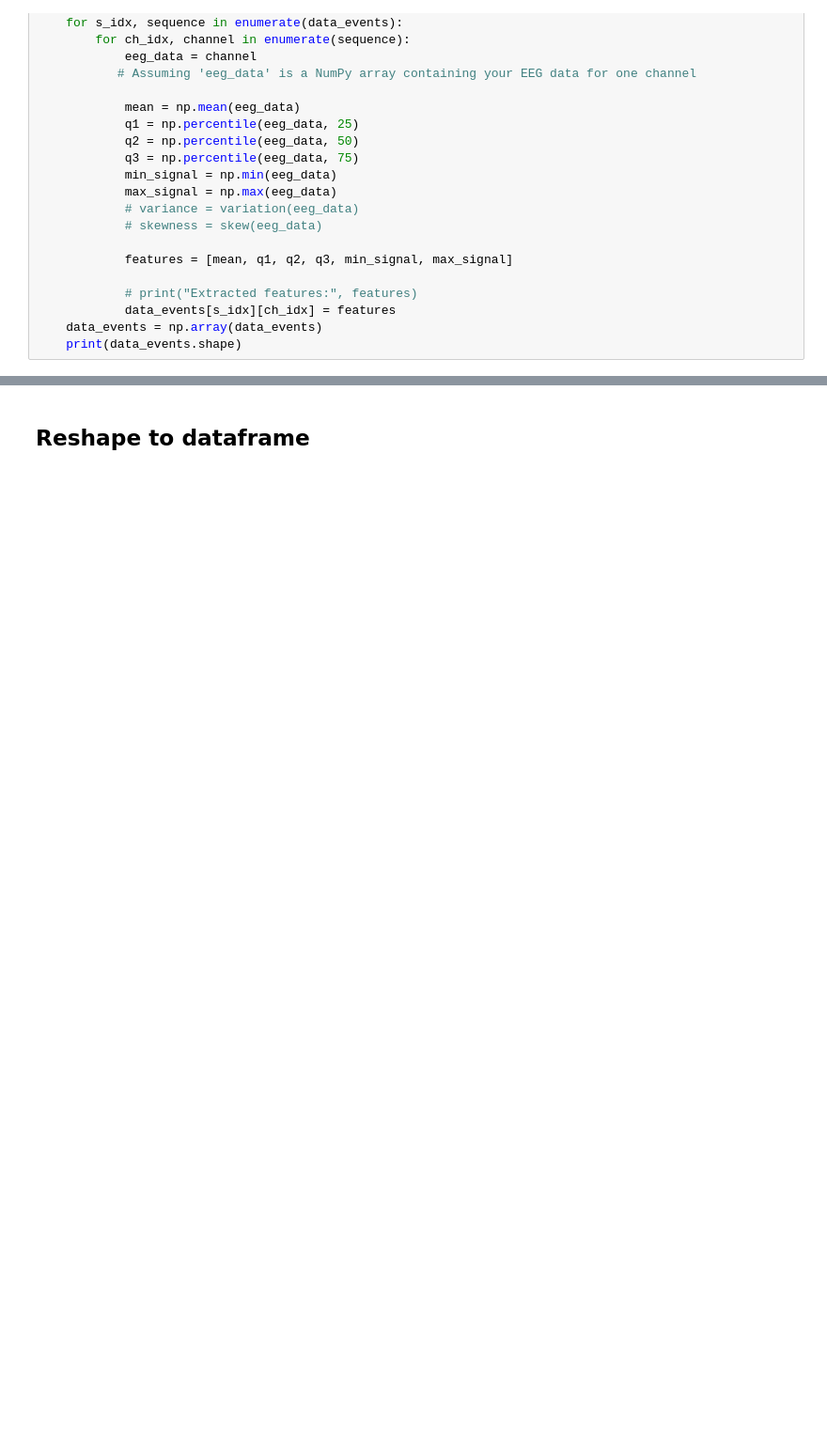
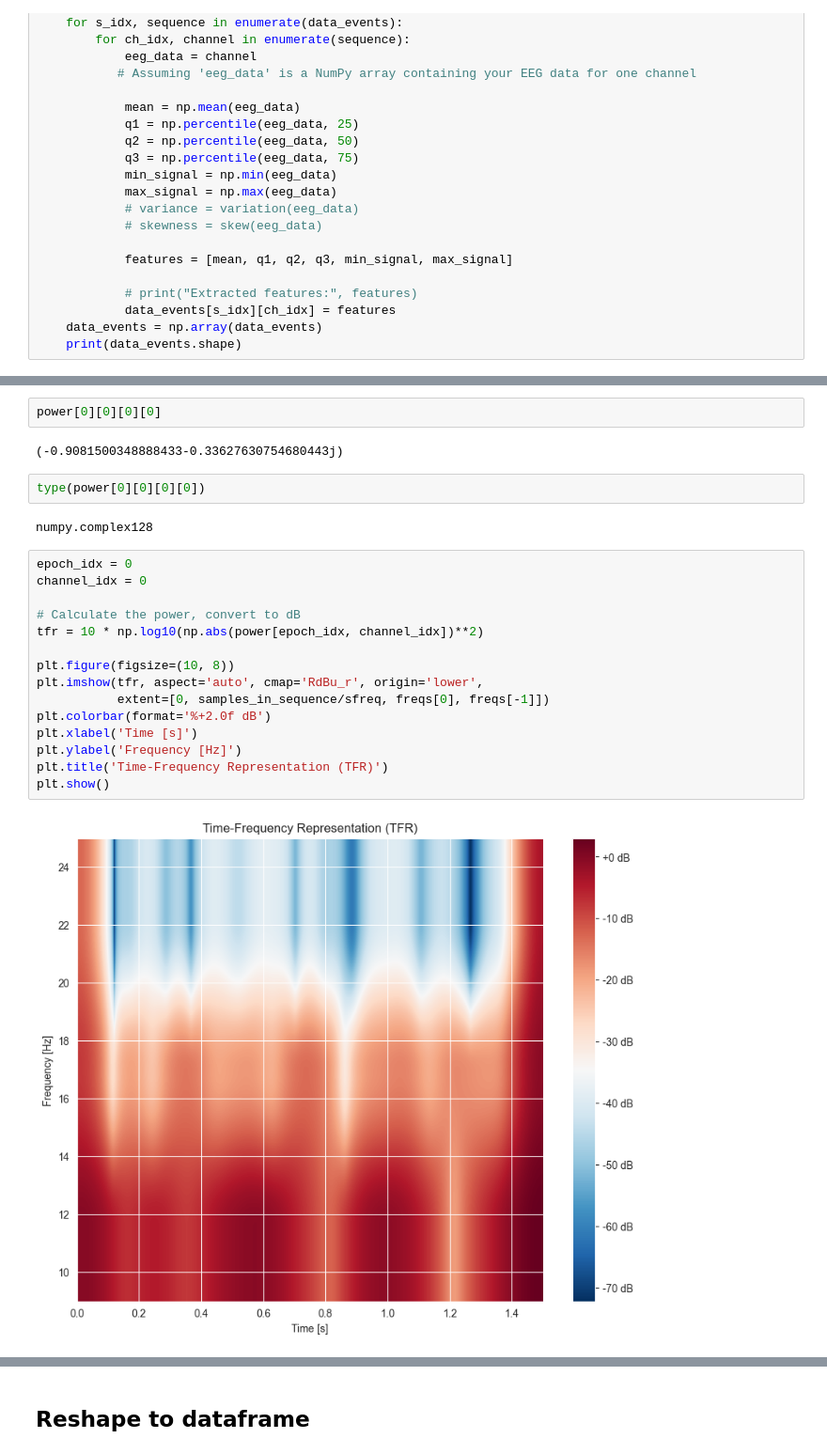
Before and after one commit to m-dams/MasterThesis, a Jupyter notebook: preprocess_sEEG_data.ipynb, the cells around one changed output, grey strips where cells are left out. Shown at 94% size. Cells and saved outputs as stored; diff of their text form; blank space fills up the shorter version.

```diff
--- a/preprocess_sEEG_data.ipynb
+++ b/preprocess_sEEG_data.ipynb
@@ -467,0 +495,25 @@ if FEATURE_SET == 2 and not LSTM_READY:
+# %%
+power[0][0][0][0]
+# %% [output]
+(-0.9081500348888433-0.33627630754680443j)
+# %%
+type(power[0][0][0][0])
+# %% [output]
+numpy.complex128
+# %%
+epoch_idx = 0
+channel_idx = 0
+
+# Calculate the power, convert to dB
+tfr = 10 * np.log10(np.abs(power[epoch_idx, channel_idx])**2)
+
+plt.figure(figsize=(10, 8))
+plt.imshow(tfr, aspect='auto', cmap='RdBu_r', origin='lower',
+           extent=[0, samples_in_sequence/sfreq, freqs[0], freqs[-1]])
+plt.colorbar(format='%+2.0f dB')
+plt.xlabel('Time [s]')
+plt.ylabel('Frequency [Hz]')
+plt.title('Time-Frequency Representation (TFR)')
+plt.show()
+# %% [output]
+[figure, added]
```
Also changed, not shown: parts of 18 cells of this notebook, 3 other files.
